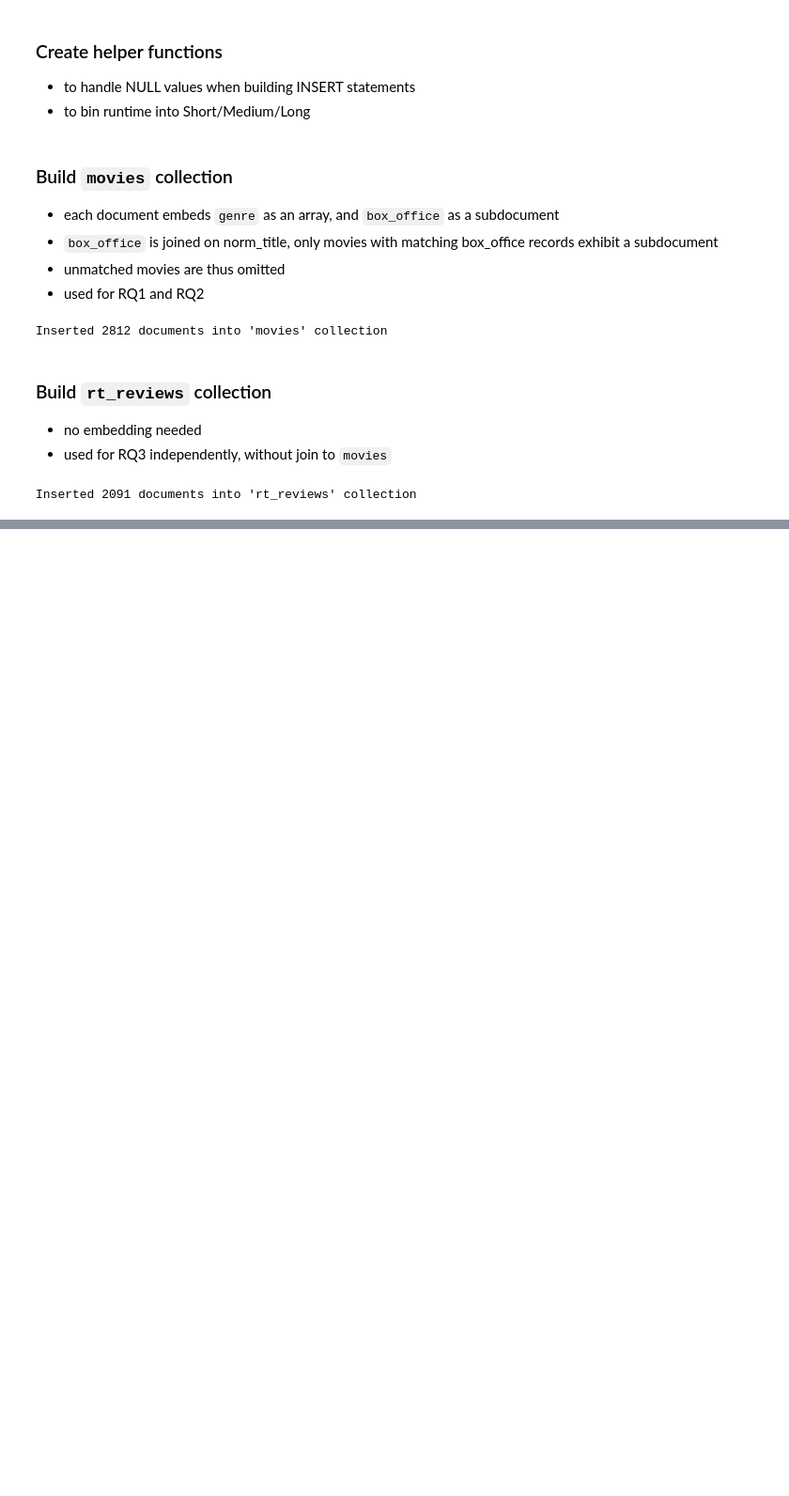
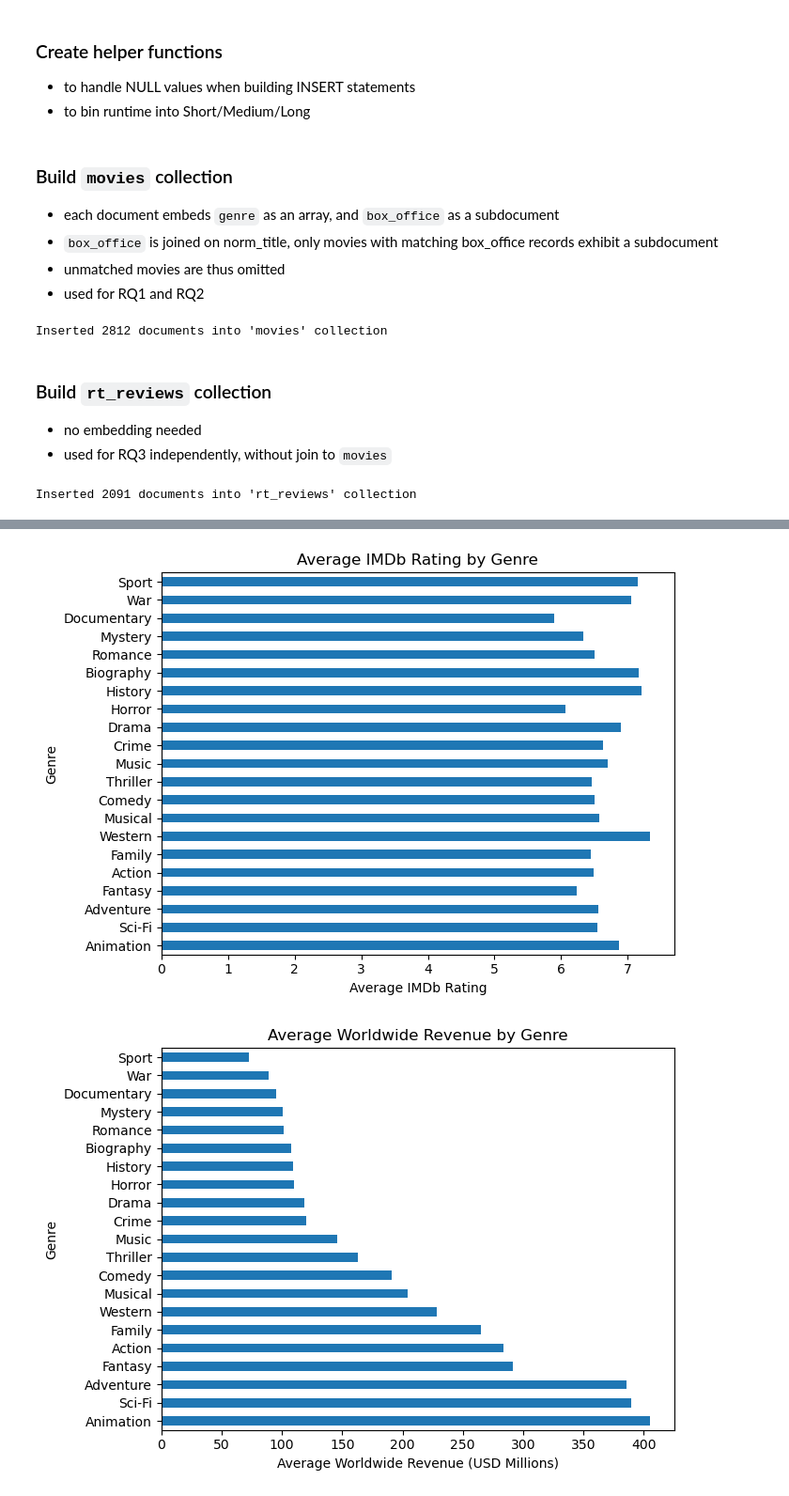
Before and after one commit to firilanjm/CPSC368-Project, a Jupyter notebook: notebooks/using_mongodb.ipynb, the cells around one changed output, grey strips where cells are left out. Shown at 94% size. Cells and saved outputs as stored; diff of their text form; code cells hidden in the pictures; blank space fills up the shorter version.

Commit message:
added analyses and visualizations

```diff
--- a/notebooks/using_mongodb.ipynb
+++ b/notebooks/using_mongodb.ipynb
@@ -154,0 +222,22 @@ Inserted 2091 documents into 'rt_reviews' collection
+# %%
+# Figure 1: Average IMDb Rating by Genre
+mongo_rq1_df.plot(x = "genre", y = "avg_imdb_rating", kind = "barh", figsize = (7, 5), legend = False)
+plt.xlabel("Average IMDb Rating")
+plt.ylabel("Genre")
+plt.title("Average IMDb Rating by Genre")
+plt.tight_layout()
+plt.show()
+
+# Figure 2: Average Worldwide Revenue by Genre
+mongo_rq1_plot2 = rq1_df.copy()
+mongo_rq1_plot2["avg_revenue"] = mongo_rq1_plot2["avg_revenue"] / 1000000  # Revenue in millions
+
+mongo_rq1_plot2.plot(x = "genre", y = "avg_revenue", kind = "barh", figsize = (7, 5), legend=False)
+plt.xlabel("Average Worldwide Revenue (USD Millions)")
+plt.ylabel("Genre")
+plt.title("Average Worldwide Revenue by Genre")
+plt.tight_layout()
+plt.show()
+# %% [output]
+[figure, added]
+[figure, added]
```
Also changed, not shown: parts of 13 cells of this notebook.
